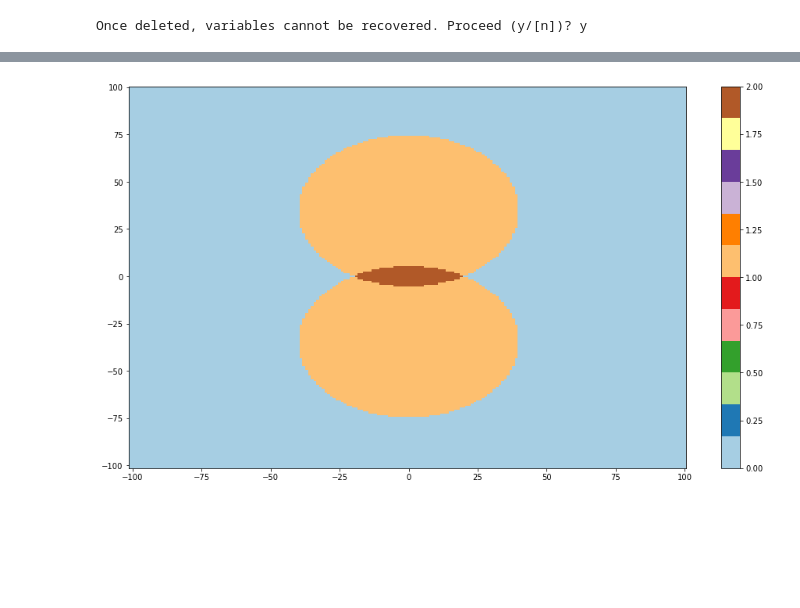
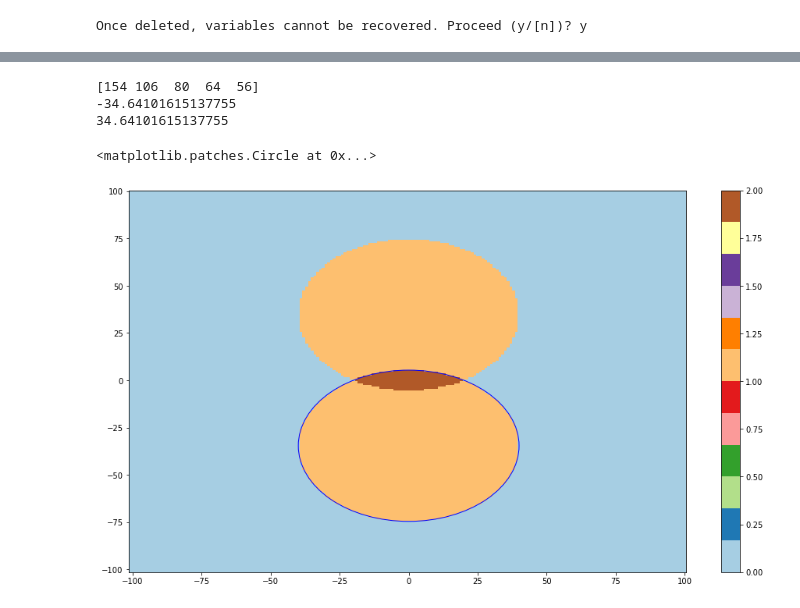
Before and after one commit to yuhungjui/CACTI_Radar_Analysis, a Jupyter notebook: test_codes/calc_dd_areas.ipynb, the cells around one changed output, grey strips where cells are left out. Cells and saved outputs as stored; diff of their text form; code cells hidden in the pictures; blank space fills up the shorter version.

Commit message:
add and update dd area plot ipynb

```diff
--- a/test_codes/calc_dd_areas.ipynb
+++ b/test_codes/calc_dd_areas.ipynb
@@ -28,6 +28,15 @@ for i,b in enumerate(beta):
 #The center of the lobes is calculated as -d * cot (beta). Let's calcualte for 30º. That's R[2]
 neg_rad = -d*(1/np.tan(np.deg2rad(beta[2])))
 pos_rad = d*(1/np.tan(np.deg2rad(beta[2])))
+
+
+print(R)
+print(neg_rad)
+print(pos_rad)
+# %% [output]
+[154 106  80  64  56]
+-34.64101615137755
+34.64101615137755
 # %%
 
 #This function calculates the poitns of a circle
@@ -83,26 +92,27 @@ for i, t in enumerate(Y[:,0]):
 # %%
 fig, ax = plt.subplots(1,1,figsize=(16,9))
 
 c =plt.pcolormesh(X,Y,mask1,vmin=0,vmax=2,cmap='Paired')
 plt.colorbar(c)
 circle1 = plt.Circle((0,neg_rad), R[2]/2, color='b',fill=False)
 # circle2 = plt.Circle((0,pos_rad), R[2]/2, color='b',fill=False)
 
 # circle3 = plt.Circle((0,neg_rad), R[1]/2, color='b',fill=False)
 # circle4 = plt.Circle((0,-1*neg_rad), R[1]/2, color='b',fill=False)
 
 
 # circle5 = plt.Circle((0,neg_rad), R[0]/2, color='b',fill=False)
 # circle6 = plt.Circle((0,-1*neg_rad), R[0]/2, color='b',fill=False)
 
 
-# ax.add_patch(circle1)
+ax.add_patch(circle1)
 # ax.add_patch(circle2)
 # ax.add_patch(circle3)
 # ax.add_patch(circle4)
 
 # ax.add_patch(circle5)
 # ax.add_patch(circle6)
 # plt.savefig('Dual_doppler_check_area.png',dpi=300,bbox_inches='tight')
 # %% [output]
+<matplotlib.patches.Circle at 0x...>
-[figure, old version]
+[figure, new version]
```
Also changed, not shown: parts of 1 cell of this notebook, 3 other files.
